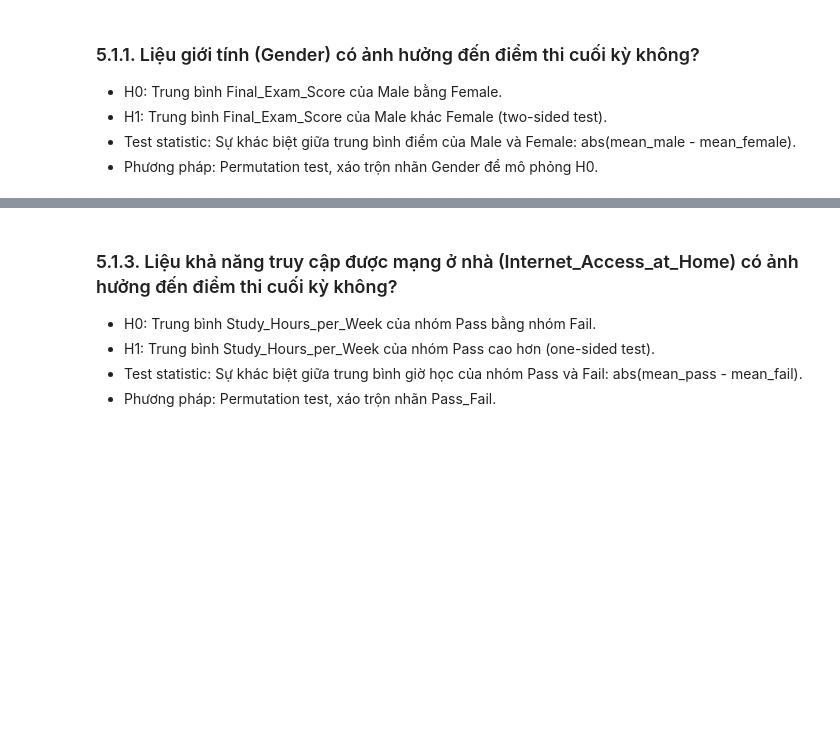
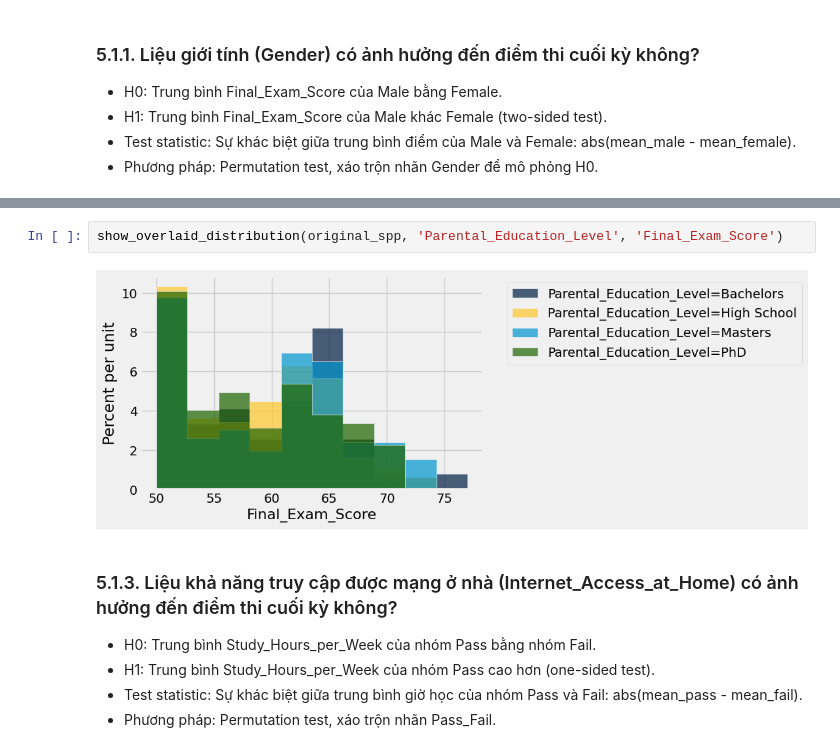
Before and after one commit to anizme/UET_DataScience_Prj, a Jupyter notebook: explore_spp_data.ipynb, the cells around one changed output, grey strips where cells are left out. Saved outputs shown, nothing was run; the diff lists cells and outputs as text; blank space fills up the shorter version.

```diff
--- a/explore_spp_data.ipynb
+++ b/explore_spp_data.ipynb
@@ -287,6 +349,10 @@ for col in spp_categorical_cols:
 - H1: Trung bình Final_Exam_Score của nhóm có internet cao hơn (one-sided test).
 - Test statistic: Sự khác biệt giữa trung bình điểm của nhóm Yes và No: abs(mean_yes - mean_no).
 - Phương pháp: Permutation test, xáo trộn nhãn Internet_Access_at_Home.
+# %%
+show_overlaid_distribution(original_spp, 'Parental_Education_Level', 'Final_Exam_Score')
+# %% [output]
+[figure, added]
 # %% [markdown]
 ### 5.1.3. Liệu khả năng truy cập được mạng ở nhà (Internet_Access_at_Home) có ảnh hưởng đến điểm thi cuối kỳ không?
 - H0: Trung bình Study_Hours_per_Week của nhóm Pass bằng nhóm Fail.
```
Also changed, not shown: parts of 22 cells of this notebook.
